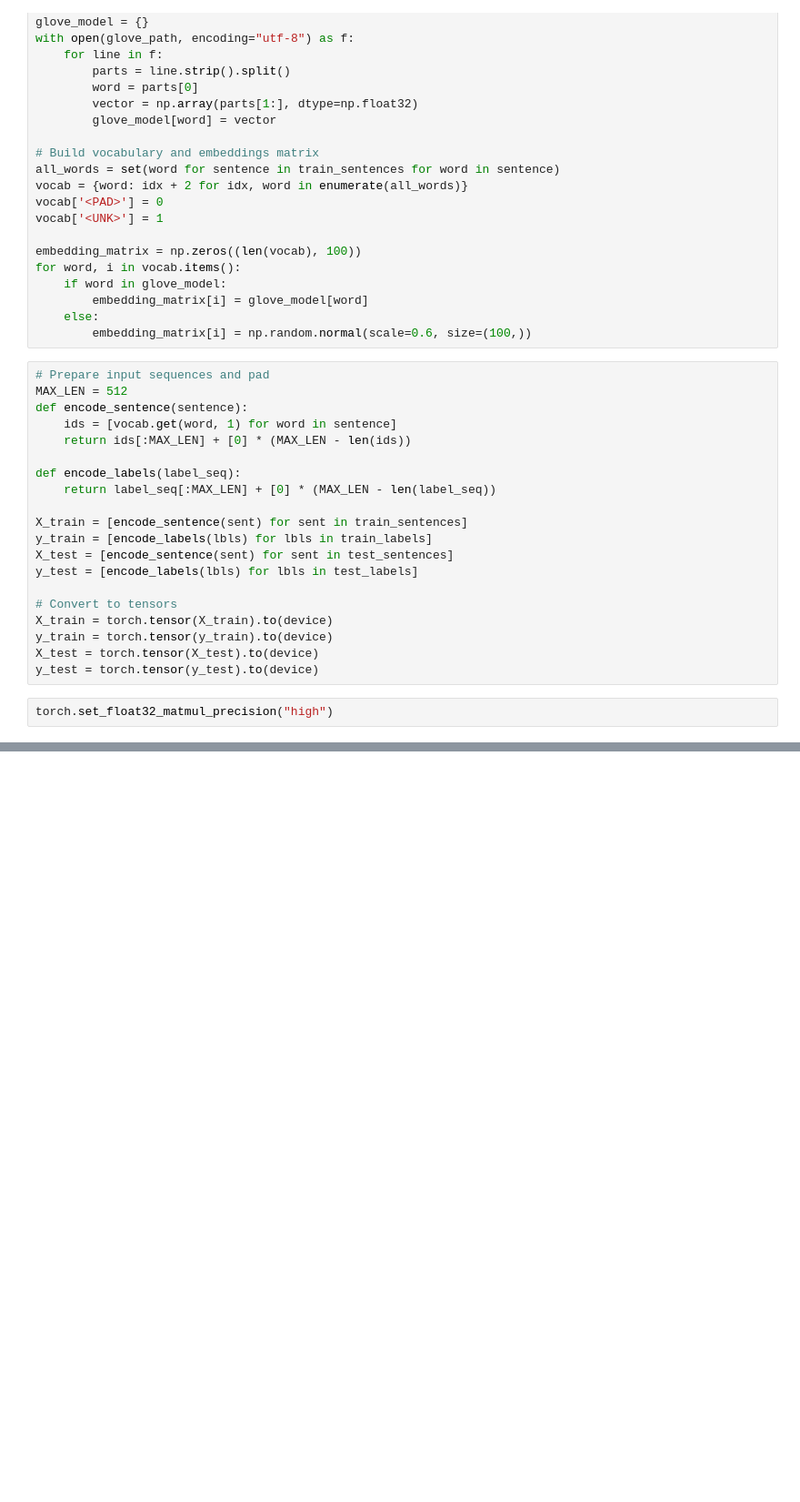
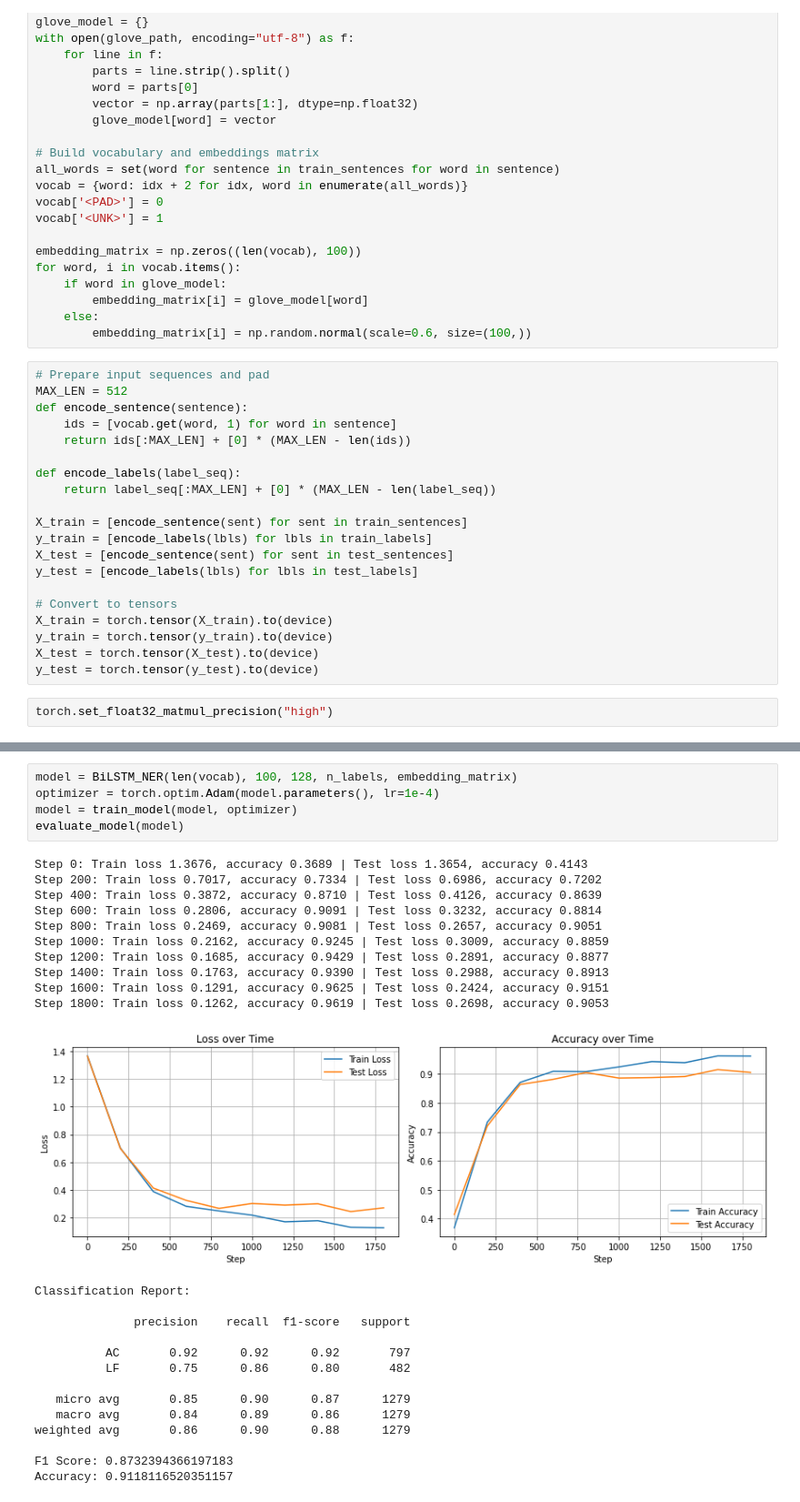
Before and after one commit to DonRL10/NLP-project, a Jupyter notebook: nlp_project(glove_bilstm).ipynb, the cells around one changed output, grey strips where cells are left out. Shown: that part at 91% size. Drawn from its saved outputs; the diff is of its cells as text; blank space fills up the shorter version.

Commit message:
refactor glove, daberta and generate plots

```diff
--- a/nlp_project(glove_bilstm).ipynb
+++ b/nlp_project(glove_bilstm).ipynb
@@ -192,0 +249,30 @@ print("Accuracy:", accuracy_score(true_str, pred_str))
+# %%
+model = BiLSTM_NER(len(vocab), 100, 128, n_labels, embedding_matrix)
+optimizer = torch.optim.Adam(model.parameters(), lr=1e-4)
+model = train_model(model, optimizer)
+evaluate_model(model)
+# %% [output]
+Step 0: Train loss 1.3676, accuracy 0.3689 | Test loss 1.3654, accuracy 0.4143
+Step 200: Train loss 0.7017, accuracy 0.7334 | Test loss 0.6986, accuracy 0.7202
+Step 400: Train loss 0.3872, accuracy 0.8710 | Test loss 0.4126, accuracy 0.8639
+Step 600: Train loss 0.2806, accuracy 0.9091 | Test loss 0.3232, accuracy 0.8814
+Step 800: Train loss 0.2469, accuracy 0.9081 | Test loss 0.2657, accuracy 0.9051
+Step 1000: Train loss 0.2162, accuracy 0.9245 | Test loss 0.3009, accuracy 0.8859
+Step 1200: Train loss 0.1685, accuracy 0.9429 | Test loss 0.2891, accuracy 0.8877
+Step 1400: Train loss 0.1763, accuracy 0.9390 | Test loss 0.2988, accuracy 0.8913
+Step 1600: Train loss 0.1291, accuracy 0.9625 | Test loss 0.2424, accuracy 0.9151
+Step 1800: Train loss 0.1262, accuracy 0.9619 | Test loss 0.2698, accuracy 0.9053
+[figure, added]
+Classification Report:
+
+              precision    recall  f1-score   support
+
+          AC       0.92      0.92      0.92       797
+          LF       0.75      0.86      0.80       482
+
+   micro avg       0.85      0.90      0.87      1279
+   macro avg       0.84      0.89      0.86      1279
+weighted avg       0.86      0.90      0.88      1279
+
+F1 Score: 0.8732394366197183
+Accuracy: 0.9118116520351157
```
Also changed, not shown: parts of 7 cells of this notebook, 1 other file.
